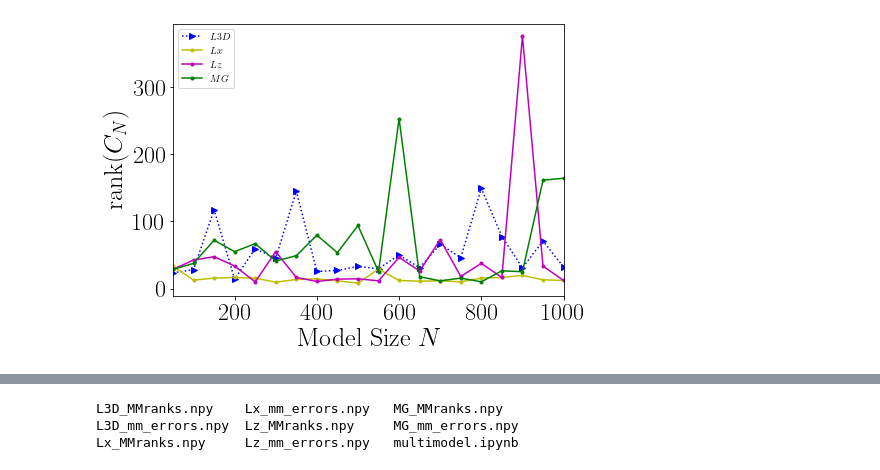
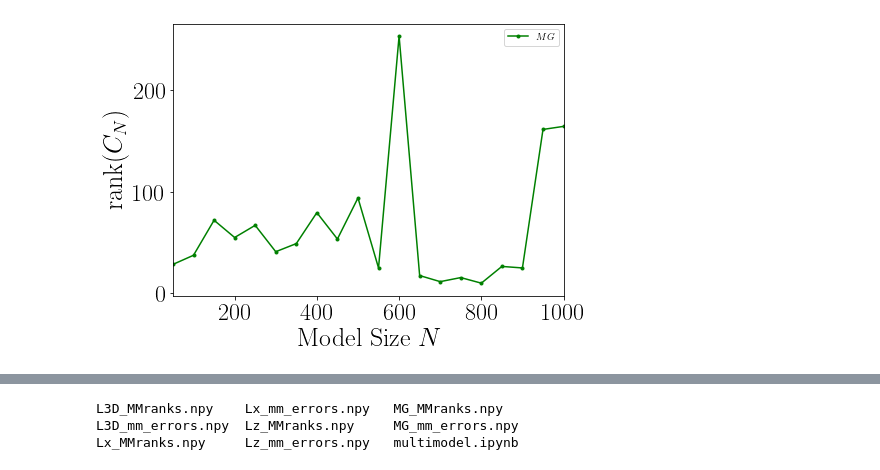
Before and after one commit to BrianWhiteaker/ChaosESN, a Jupyter notebook: PlotNBs/multimodel2.ipynb, the cells around one changed output, grey strips where cells are left out. Saved outputs shown, nothing was run; the diff lists cells and outputs as text; code cells hidden in the pictures.

```diff
--- a/PlotNBs/multimodel2.ipynb
+++ b/PlotNBs/multimodel2.ipynb
@@ -24,20 +38,12 @@ plt.rcParams["text.latex.preamble"] = r"\usepackage{amsmath}"  #lmodern
 # %%
-l3dr = np.load('.NBout/L3D_MMranks.npy')
-lxr = np.load('./Lx_MMranks.npy')
-lzr = np.load('./Lz_MMranks.npy')
-mgr = np.load('./MG_MMranks.npy')
+mgr = np.load('./NBoutputs/MG_MMranks.npy')
 
 fig = plt.figure(figsize=(7,5))
 ax = plt.gca()
-
-ax.plot([x for x in range(50,1050,50)],np.flip(l3dr),
-         '>b',linestyle='dotted',label='$L3D$')
-ax.plot([x for x in range(50,1050,50)],np.flip(lxr),'.y-',label='$Lx$')
-ax.plot([x for x in range(50,1050,50)],np.flip(lzr),'.m-',label='$Lz$')
 ax.plot([x for x in range(50,1050,50)],np.flip(mgr),'.g-',label='$MG$')
 ax.set_xlabel('Model Size $N$')
 ax.set_ylabel('$\mathrm{rank}(C_N)$')
 plt.legend()
 plt.show()
 # %% [output]
-[figure, old version]
+[figure, new version]
```
Also changed, not shown: parts of 12 cells of this notebook, 1 other file.
